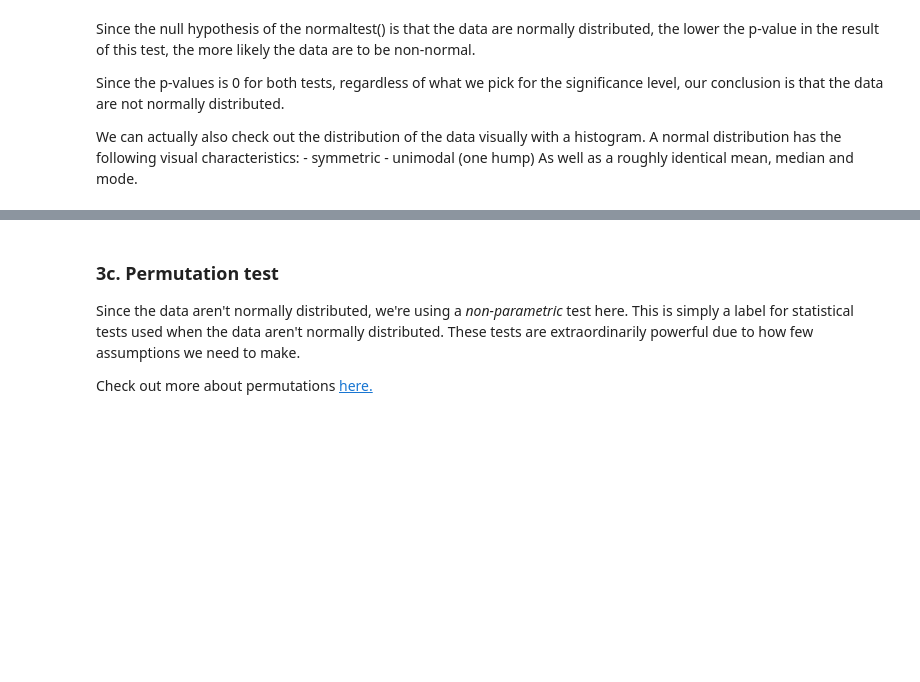
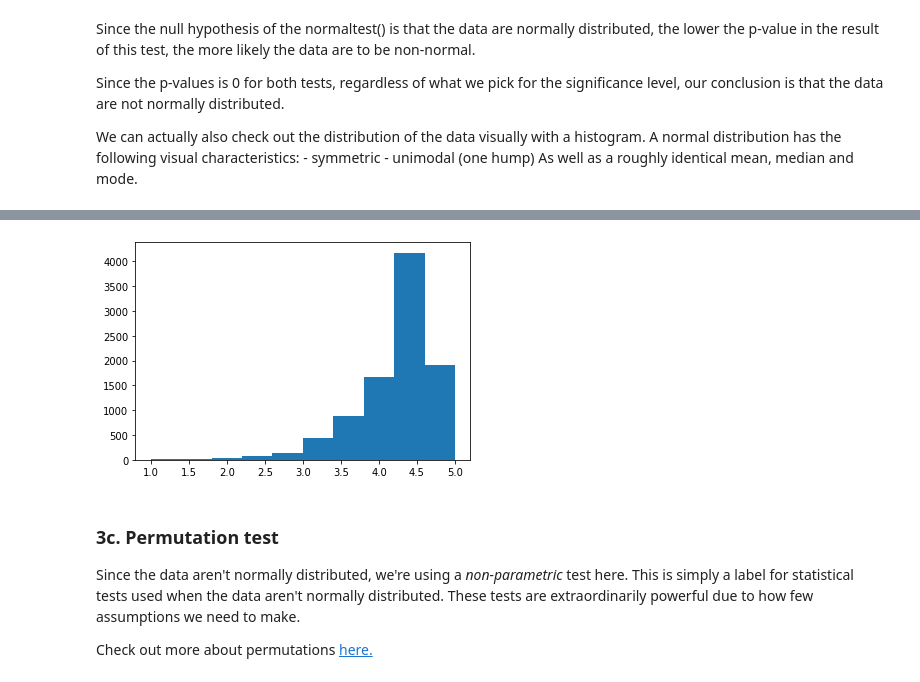
Before and after one commit to SBsaeedi/Springboard-Practice, a Jupyter notebook: PART 3, Tier 3 - Modelling.ipynb, the cells around one changed output, grey strips where cells are left out. Saved outputs shown, nothing was run; the diff lists cells and outputs as text; code cells hidden in the pictures; blank space fills up the shorter version.

```diff
--- a/PART 3, Tier 3 - Modelling.ipynb
+++ b/PART 3, Tier 3 - Modelling.ipynb
@@ -347,6 +504,8 @@ histoApple = plt.hist(apple_normal)
 # %%
 # Create a histogram of the google data
-histoGoogle = plt.
+histoGoogle = plt.hist(google)
+# %% [output]
+[figure, added]
 # %% [markdown]
 ### 3c. Permutation test
 Since the data aren't normally distributed, we're using a *non-parametric* test here. This is simply a label for statistical tests used when the data aren't normally distributed. These tests are extraordinarily powerful due to how few assumptions we need to make.
```
Also changed, not shown: parts of 31 cells of this notebook.
